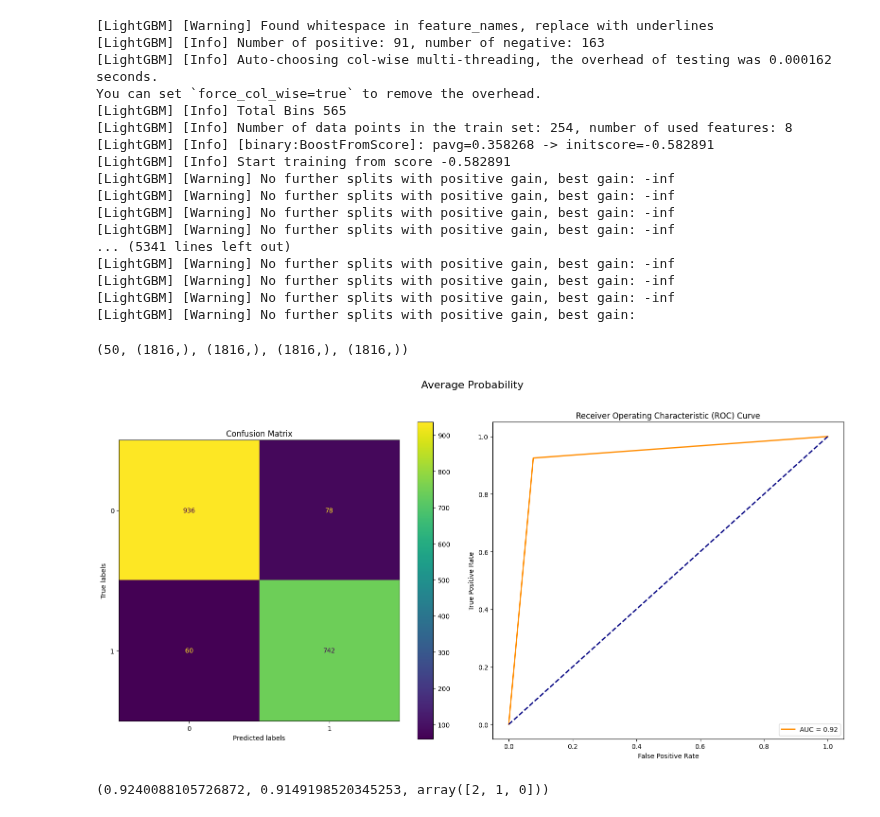
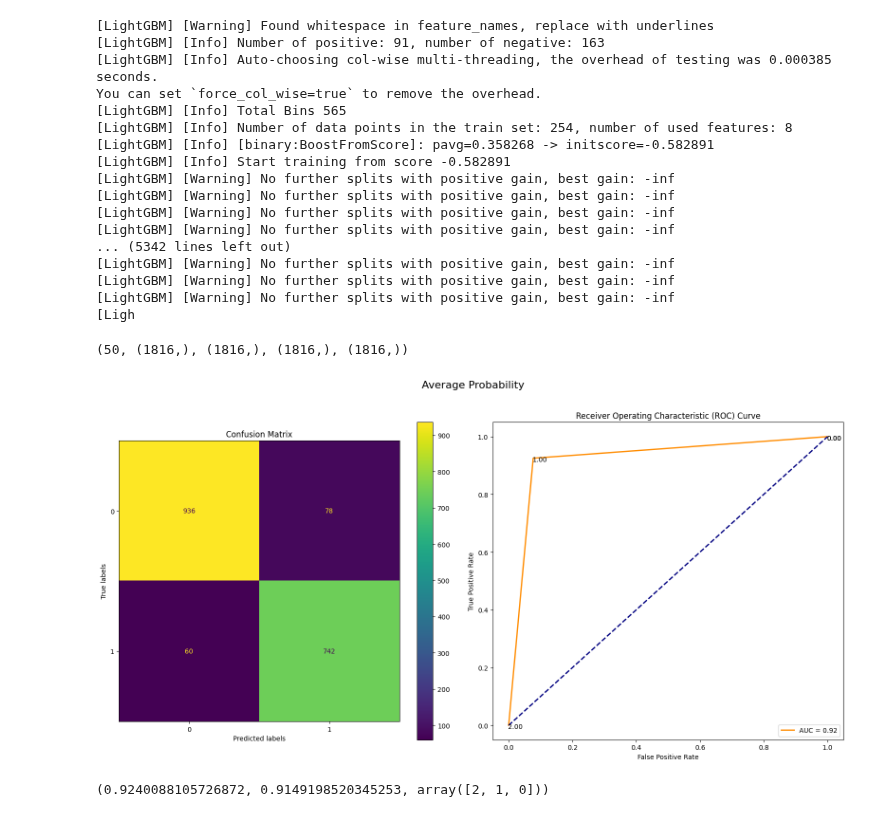
Before and after one commit to Oren-Ben/mlops-anomaly-detection, a Jupyter notebook: test.ipynb, the cells around one changed output. Saved outputs shown, nothing was run; the diff lists cells and outputs as text; code cells hidden in the pictures.

Commit message:
add threshold

```diff
--- a/test.ipynb
+++ b/test.ipynb
@@ -33,7 +33,7 @@ def calc_metrics(y_true,y_pred):
   roc_auc = auc(fpr, tpr)
   return accuracy,cm,f1,fpr, tpr, thresholds, roc_auc
 # %%
-def plot(cm, fpr, tpr, roc_auc, title = 'Model Evaluation Metrics'):
+def plot(cm, fpr, tpr, roc_auc, thresholds, title = 'Model Evaluation Metrics'):
   fig, ax = plt.subplots(nrows=1, ncols=2, figsize=(16, 8))
   fig.suptitle(title, fontsize=16, y=1.02)
 
@@ -54,6 +54,12 @@ def plot(cm, fpr, tpr, roc_auc, title = 'Model Evaluation Metrics'):
   roc_curve_ax.set_title('Receiver Operating Characteristic (ROC) Curve')
   roc_curve_ax.legend(loc='lower right')
 
+  # Annotate some key thresholds on the curve
+  # Select thresholds to annotate on the ROC curve
+  indices_to_annotate = [0, len(thresholds) // 3, 2 * len(thresholds) // 3, -1]
+  for i in indices_to_annotate:
+      roc_curve_ax.annotate(f'{thresholds[i]:.2f}', (fpr[i], tpr[i]), textcoords="offset points", xytext=(10,-5), ha='center')
+
   # Display the plot
   plt.tight_layout()
   plt.show()
@@ -79,30 +85,30 @@ def sample_model(x_train, model, n):
         sample_models.append(model_clone)
     return sample_models
 
-def train_models(x_train, y_train, model, n):
-    """
-    Trains the model n times on bootstrap samples of the training data.
+# def train_models(x_train, y_train, model, n):
+#     """
+#     Trains the model n times on bootstrap samples of the training data.
 
-    Parameters:
-    - x_train: Features of the training data.
-    - y_train: Labels of the training data.
-    - model: The machine learning model to be trained.
-    - n: The number of times to fit the model on bootstrap samples.
+#     Parameters:
+#     - x_train: Features of the training data.
+#     - y_train: Labels of the training data.
+#     - model: The machine learning model to be trained.
+#     - n: The number of times to fit the model on bootstrap samples.
 
-    Returns:
-    - models: A list of trained models.
-    """
-    models = []
-    for _ in range(n):
-        # Bootstrap sample
-        x_train_sample, _, y_train_sample, _ = train_test_split(
-            x_train, y_train, train_size=1/n, stratify=y_train, random_state=_)
-        # Fit model
-        model_clone = clone(model)  # Clone the base model to avoid refitting the same model
-        model_clone.fit(x_train_sample, y_train_sample)
-        models.append(model_clone)
+#     Returns:
+#     - models: A list of trained models.
+#     """
+#     models = []
+#     for _ in range(n):
+#         # Bootstrap sample
+#         x_train_sample, _, y_train_sample, _ = train_test_split(
+#             x_train, y_train, train_size=1/n, stratify=y_train, random_state=_)
+#         # Fit model
+#         model_clone = clone(model)  # Clone the base model to avoid refitting the same model
+#         model_clone.fit(x_train_sample, y_train_sample)
+#         models.append(model_clone)
 
-    return models
+#     return models
 
 def test_models(x_test, models, operation_var):
     """
@@ -179,7 +185,7 @@ avg_labels, avg_probabilities = test_models(X_test, sample_model_list, operation
 # %% [output]
 [LightGBM] [Warning] Found whitespace in feature_names, replace with underlines
 [LightGBM] [Info] Number of positive: 91, number of negative: 163
-[LightGBM] [Info] Auto-choosing col-wise multi-threading, the overhead of testing was 0.000162 seconds.
+[LightGBM] [Info] Auto-choosing col-wise multi-threading, the overhead of testing was 0.000385 seconds.
 You can set `force_col_wise=true` to remove the overhead.
 [LightGBM] [Info] Total Bins 565
 [LightGBM] [Info] Number of data points in the train set: 254, number of used features: 8
@@ -189,11 +195,11 @@ You can set `force_col_wise=true` to remove the overhead.
 [LightGBM] [Warning] No further splits with positive gain, best gain: -inf
 [LightGBM] [Warning] No further splits with positive gain, best gain: -inf
 [LightGBM] [Warning] No further splits with positive gain, best gain: -inf
-... (5341 lines left out)
+... (5342 lines left out)
 [LightGBM] [Warning] No further splits with positive gain, best gain: -inf
 [LightGBM] [Warning] No further splits with positive gain, best gain: -inf
 [LightGBM] [Warning] No further splits with positive gain, best gain: -inf
-[LightGBM] [Warning] No further splits with positive gain, best gain:
+[Ligh
 # %%
 
 len(sample_model_list), max_labels.shape, max_probabilities.shape, avg_labels.shape, avg_probabilities.shape
@@ -202,10 +208,10 @@ len(sample_model_list), max_labels.shape, max_probabilities.shape, avg_labels.sh
 # %%
 # avg_labels, avg_probabilities
 accuracy, cm, f1, fpr, tpr, thresholds, roc_auc = calc_metrics(y_test,avg_labels)
-plot(cm, fpr, tpr, roc_auc, title = 'Average Probability')
+plot(cm, fpr, tpr, roc_auc, thresholds, title = 'Average Probability')
 accuracy, f1, thresholds
 # %% [output]
-[figure, old version]
+[figure, new version]
 (0.9240088105726872, 0.9149198520345253, array([2, 1, 0]))
 # %%
 
```
Also changed, not shown: parts of 1 cell of this notebook.
